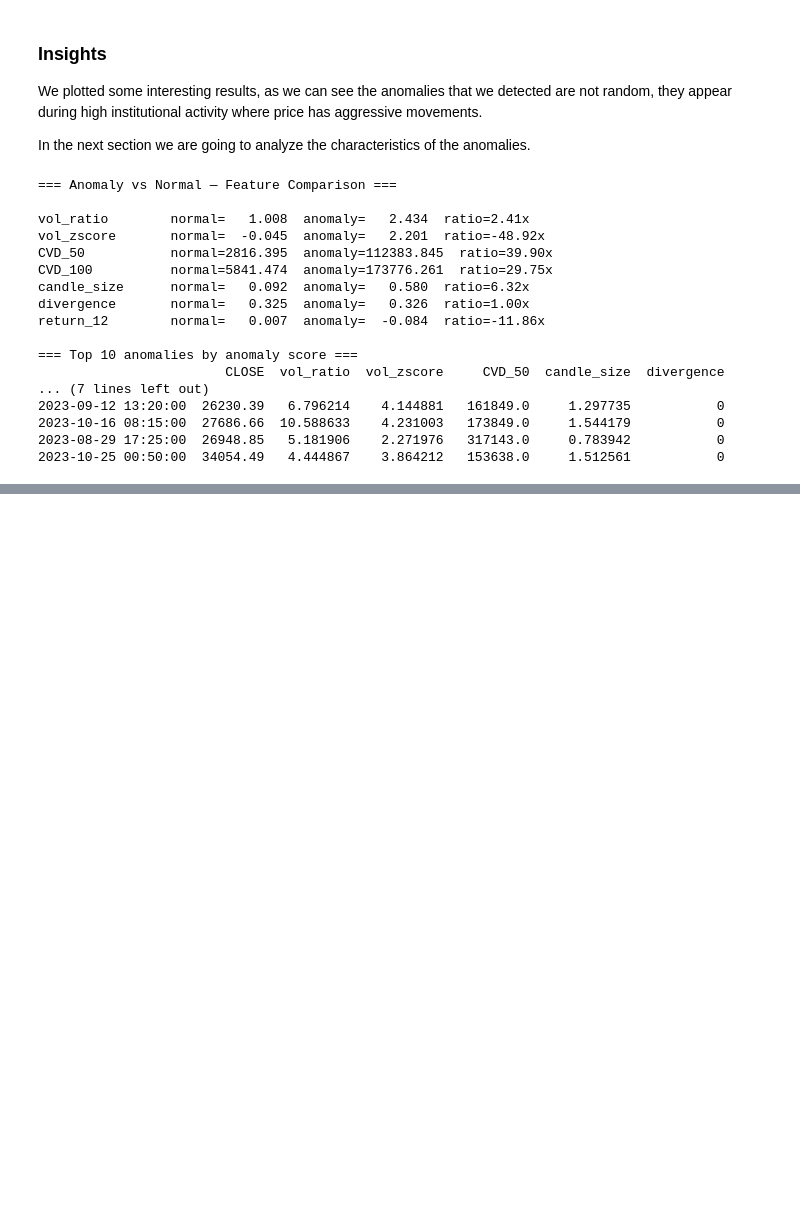
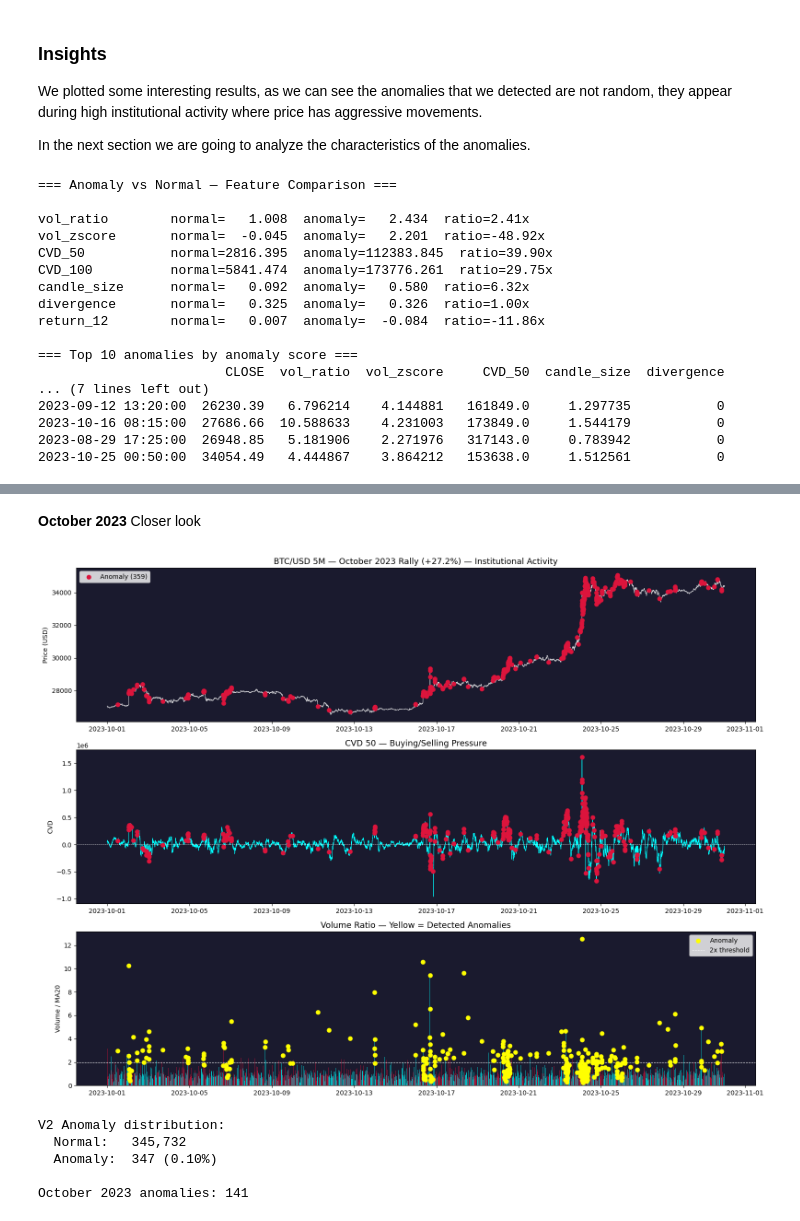
Before and after one commit to mad52XD/volume-anomaly-detector, a Jupyter notebook: notebooks/02_anomaly_detection.ipynb, the cells around one changed output, grey strips where cells are left out. Cells and saved outputs as stored; diff of their text form; code cells hidden in the pictures; blank space fills up the shorter version.

```diff
--- a/notebooks/02_anomaly_detection.ipynb
+++ b/notebooks/02_anomaly_detection.ipynb
@@ -230,0 +365,78 @@ return_12        normal=   0.007  anomaly=  -0.084  ratio=-11.86x
+# %% [markdown]
+**October 2023**
+Closer look
+# %%
+# Zoom — October 2023 rally
+mask = (df.index >= '2023-10-01') & (df.index <= '2023-10-31')
+df_zoom = df[mask].copy()
+
+fig, axes = plt.subplots(3, 1, figsize=(16, 12))
+
+# ── Price with anomalies ──────────────────────────────────────────────────────
+axes[0].plot(df_zoom.index, df_zoom['CLOSE'],
+             color='white', linewidth=0.8, alpha=0.8)
+
+anomalies = df_zoom[df_zoom['is_anomaly'] == 1]
+axes[0].scatter(anomalies.index, anomalies['CLOSE'],
+                color='crimson', s=40, zorder=5, label=f'Anomaly ({len(anomalies)})')
+
+axes[0].set_facecolor('#1a1a2e')
+axes[0].set_title('BTC/USD 5M — October 2023 Rally (+27.2%) — Institutional Activity',
+                  fontsize=13)
+axes[0].set_ylabel('Price (USD)')
+axes[0].legend()
+
+# ── CVD 50 ───────────────────────────────────────────────────────────────────
+axes[1].plot(df_zoom.index, df_zoom['CVD_50'],
+             color='cyan', linewidth=0.8)
+axes[1].scatter(anomalies.index, anomalies['CVD_50'],
+                color='crimson', s=40, zorder=5)
+axes[1].axhline(y=0, color='white', linewidth=0.5, linestyle='--')
+axes[1].set_facecolor('#1a1a2e')
+axes[1].set_title('CVD 50 — Buying/Selling Pressure', fontsize=13)
+axes[1].set_ylabel('CVD')
+
+# ── Volume ratio ──────────────────────────────────────────────────────────────
+axes[2].bar(df_zoom.index, df_zoom['vol_ratio'],
+            color=np.where(df_zoom['vol_delta'] > 0, 'cyan', 'crimson'),
+            alpha=0.7, width=0.003)
+axes[2].scatter(anomalies.index, anomalies['vol_ratio'],
+                color='yellow', s=40, zorder=5, label='Anomaly')
+axes[2].axhline(y=2, color='white', linewidth=0.8, linestyle='--', label='2x threshold')
+axes[2].set_facecolor('#1a1a2e')
+axes[2].set_title('Volume Ratio — Yellow = Detected Anomalies', fontsize=13)
+axes[2].set_ylabel('Volume / MA20')
+axes[2].legend()
+
+plt.tight_layout()
+plt.savefig('../data/validation_oct2023.png', dpi=150, bbox_inches='tight')
+plt.show()
+# %% [output]
+[figure, added]
+# %%
+# Retrain with lower contamination
+model_v2 = IsolationForest(
+    n_estimators=100,
+    contamination=0.001,  # 0.1% — solo eventos extremos
+    random_state=42,
+    n_jobs=-1
+)
+
+model_v2.fit(X_scaled)
+df['anomaly_v2'] = model_v2.predict(X_scaled)
+df['is_anomaly_v2'] = (df['anomaly_v2'] == -1).astype(int)
+
+print("V2 Anomaly distribution:")
+print(f"  Normal:   {(df['is_anomaly_v2']==0).sum():,}")
+print(f"  Anomaly:  {(df['is_anomaly_v2']==1).sum():,} ({df['is_anomaly_v2'].mean()*100:.2f}%)")
+
+# Check October 2023
+mask = (df.index >= '2023-10-01') & (df.index <= '2023-10-31')
+oct_anomalies = df[mask]['is_anomaly_v2'].sum()
+print(f"\nOctober 2023 anomalies: {oct_anomalies}")
+# %% [output]
+V2 Anomaly distribution:
+  Normal:   345,732
+  Anomaly:  347 (0.10%)
+
+October 2023 anomalies: 141
```
Also changed, not shown: parts of 12 cells of this notebook, 1 other file.
